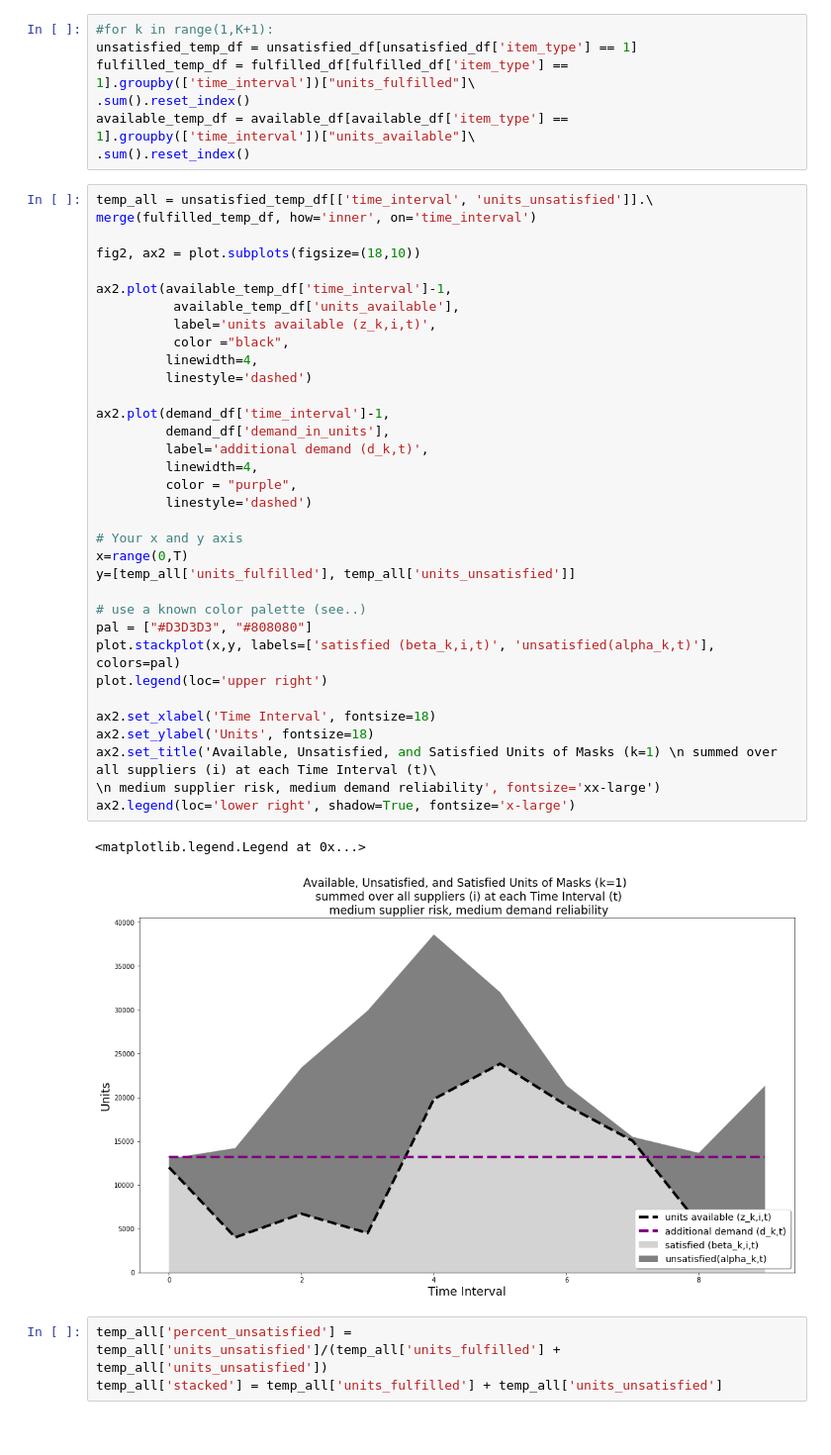
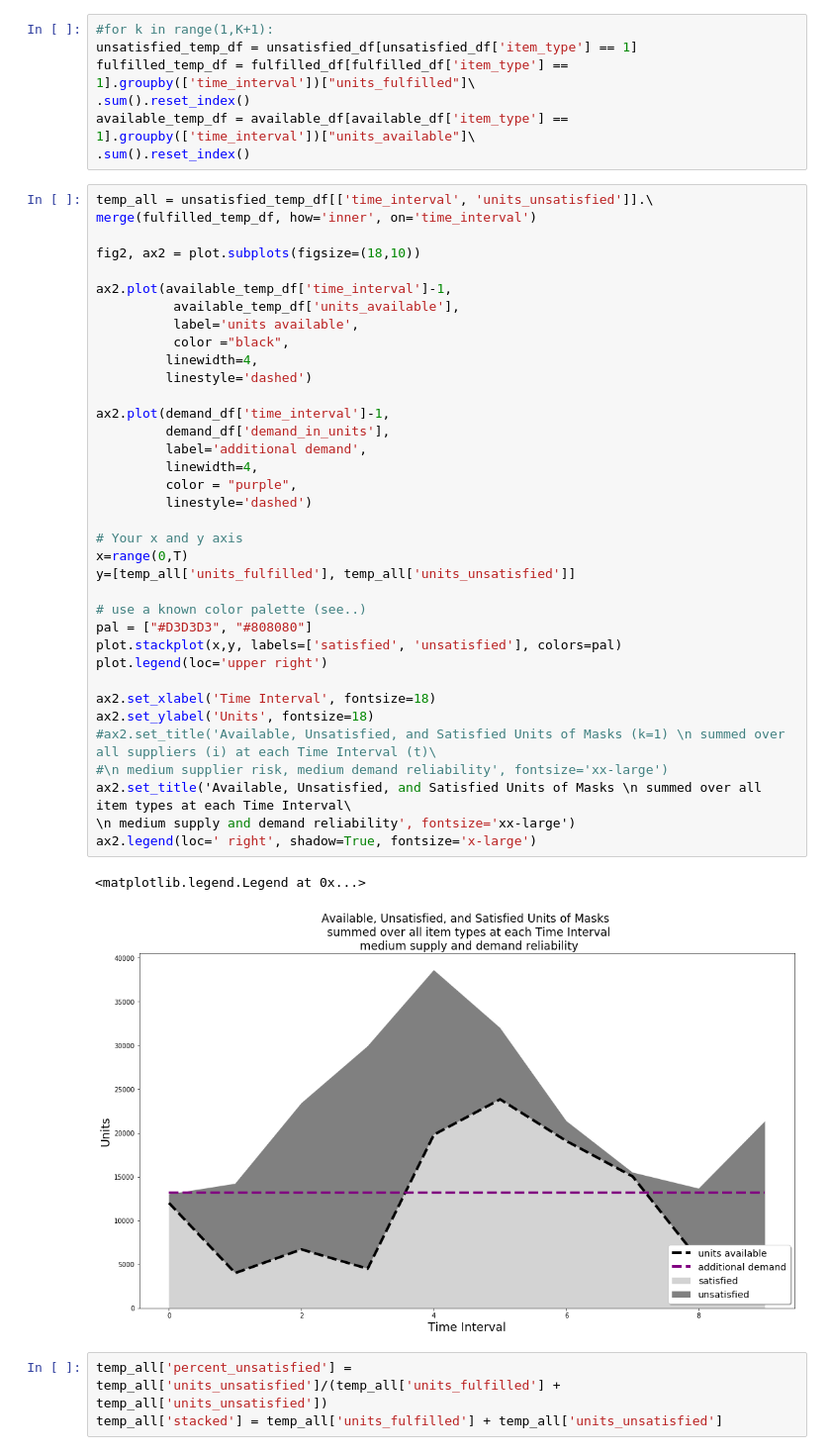
Before and after one commit to cgreene3/epi_supplychain_optimization, a Jupyter notebook: inventory_management/model/not_modules/epi_inventory_optimization.ipynb, the cells around one changed output. Shown at 99% size. Cells and saved outputs as stored; diff of their text form.

```diff
--- a/inventory_management/model/not_modules/epi_inventory_optimization.ipynb
+++ b/inventory_management/model/not_modules/epi_inventory_optimization.ipynb
@@ -421,40 +424,42 @@ available_temp_df = available_df[available_df['item_type'] == 1].groupby(['time_
 # %%
 temp_all = unsatisfied_temp_df[['time_interval', 'units_unsatisfied']].\
 merge(fulfilled_temp_df, how='inner', on='time_interval')
 
 fig2, ax2 = plot.subplots(figsize=(18,10))
 
 ax2.plot(available_temp_df['time_interval']-1,
           available_temp_df['units_available'],
-          label='units available (z_k,i,t)',
+          label='units available',
           color ="black",
          linewidth=4,
          linestyle='dashed')
 
 ax2.plot(demand_df['time_interval']-1,
          demand_df['demand_in_units'],
-         label='additional demand (d_k,t)',
+         label='additional demand',
          linewidth=4,
          color = "purple",
          linestyle='dashed')
 
 # Your x and y axis
 x=range(0,T)
 y=[temp_all['units_fulfilled'], temp_all['units_unsatisfied']]
 
 # use a known color palette (see..)
 pal = ["#D3D3D3", "#808080"]
-plot.stackplot(x,y, labels=['satisfied (beta_k,i,t)', 'unsatisfied(alpha_k,t)'], colors=pal)
+plot.stackplot(x,y, labels=['satisfied', 'unsatisfied'], colors=pal)
 plot.legend(loc='upper right')
 
 ax2.set_xlabel('Time Interval', fontsize=18)
 ax2.set_ylabel('Units', fontsize=18)
-ax2.set_title('Available, Unsatisfied, and Satisfied Units of Masks (k=1) \n summed over all suppliers (i) at each Time Interval (t)\
-\n medium supplier risk, medium demand reliability', fontsize='xx-large')
-ax2.legend(loc='lower right', shadow=True, fontsize='x-large')
+#ax2.set_title('Available, Unsatisfied, and Satisfied Units of Masks (k=1) \n summed over all suppliers (i) at each Time Interval (t)\
+#\n medium supplier risk, medium demand reliability', fontsize='xx-large')
+ax2.set_title('Available, Unsatisfied, and Satisfied Units of Masks \n summed over all item types at each Time Interval\
+\n medium supply and demand reliability', fontsize='xx-large')
+ax2.legend(loc=' right', shadow=True, fontsize='x-large')
 # %% [output]
 <matplotlib.legend.Legend at 0x...>
-[figure, old version]
+[figure, new version]
 # %%
 temp_all['percent_unsatisfied'] = temp_all['units_unsatisfied']/(temp_all['units_fulfilled'] + temp_all['units_unsatisfied'])
 temp_all['stacked'] = temp_all['units_fulfilled'] + temp_all['units_unsatisfied']
```
Also changed, not shown: parts of 5 cells of this notebook, 46 other files.
